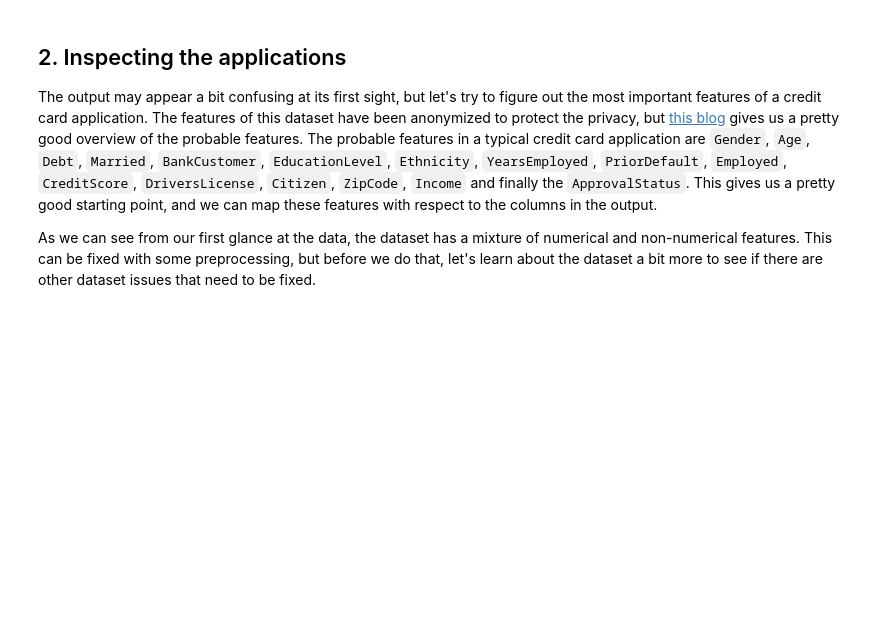
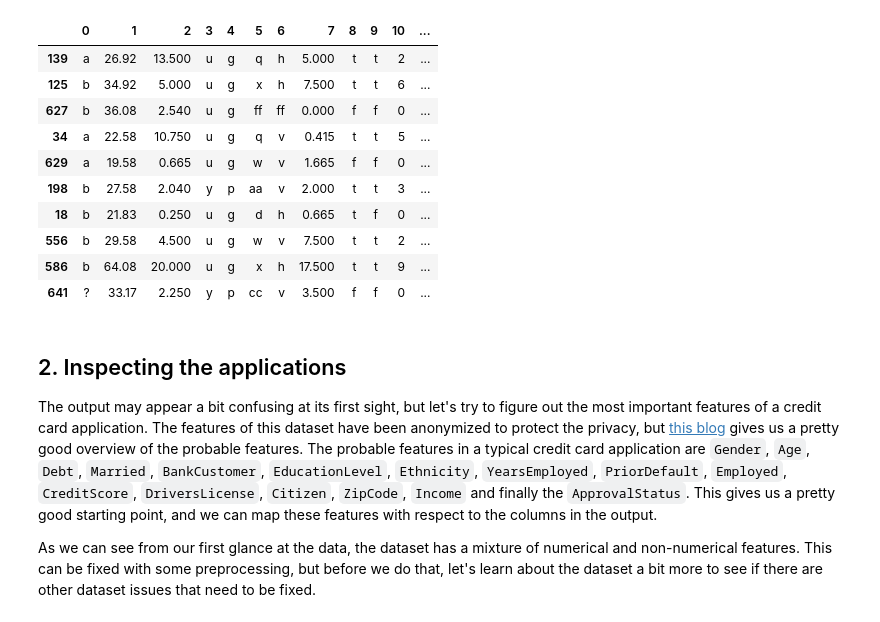
Before and after one commit to Claudiomics/credit_card_application_ML, a Jupyter notebook: Credit_Card_Lab.ipynb, the cells around one changed output. Drawn from its saved outputs; the diff is of its cells as text; code cells hidden in the pictures; blank space fills up the shorter version.

```diff
--- a/Credit_Card_Lab.ipynb
+++ b/Credit_Card_Lab.ipynb
@@ -23,3 +34,17 @@ cc_apps = ...
+# %%
+cc_apps.sample(10)
+# %% [output]
+|  | 0 | 1 | 2 | 3 | 4 | 5 | 6 | 7 | 8 | 9 | 10 | ... |
+| 139 | a | 26.92 | 13.500 | u | g | q | h | 5.000 | t | t | 2 | ... |
+| 125 | b | 34.92 | 5.000 | u | g | x | h | 7.500 | t | t | 6 | ... |
+| 627 | b | 36.08 | 2.540 | u | g | ff | ff | 0.000 | f | f | 0 | ... |
+| 34 | a | 22.58 | 10.750 | u | g | q | v | 0.415 | t | t | 5 | ... |
+| 629 | a | 19.58 | 0.665 | u | g | w | v | 1.665 | f | f | 0 | ... |
+| 198 | b | 27.58 | 2.040 | y | p | aa | v | 2.000 | t | t | 3 | ... |
+| 18 | b | 21.83 | 0.250 | u | g | d | h | 0.665 | t | f | 0 | ... |
+| 556 | b | 29.58 | 4.500 | u | g | w | v | 7.500 | t | t | 2 | ... |
+| 586 | b | 64.08 | 20.000 | u | g | x | h | 17.500 | t | t | 9 | ... |
+| 641 | ? | 33.17 | 2.250 | y | p | cc | v | 3.500 | f | f | 0 | ... |
 # %% [markdown]
 ## 2. Inspecting the applications
 <p>The output may appear a bit confusing at its first sight, but let's try to figure out the most important features of a credit card application. The features of this dataset have been anonymized to protect the privacy, but <a href="http://rstudio-pubs-static.s3.amazonaws.com/73039_9946de135c0a49daa7a0a9eda4a67a72.html">this blog</a> gives us a pretty good overview of the probable features. The probable features in a typical credit card application are <code>Gender</code>, <code>Age</code>, <code>Debt</code>, <code>Married</code>, <code>BankCustomer</code>, <code>EducationLevel</code>, <code>Ethnicity</code>, <code>YearsEmployed</code>, <code>PriorDefault</code>, <code>Employed</code>, <code>CreditScore</code>, <code>DriversLicense</code>, <code>Citizen</code>, <code>ZipCode</code>, <code>Income</code> and finally the <code>ApprovalStatus</code>. This gives us a pretty good starting point, and we can map these features with respect to the columns in the output.   </p>
```
Also changed, not shown: parts of 54 cells of this notebook.
